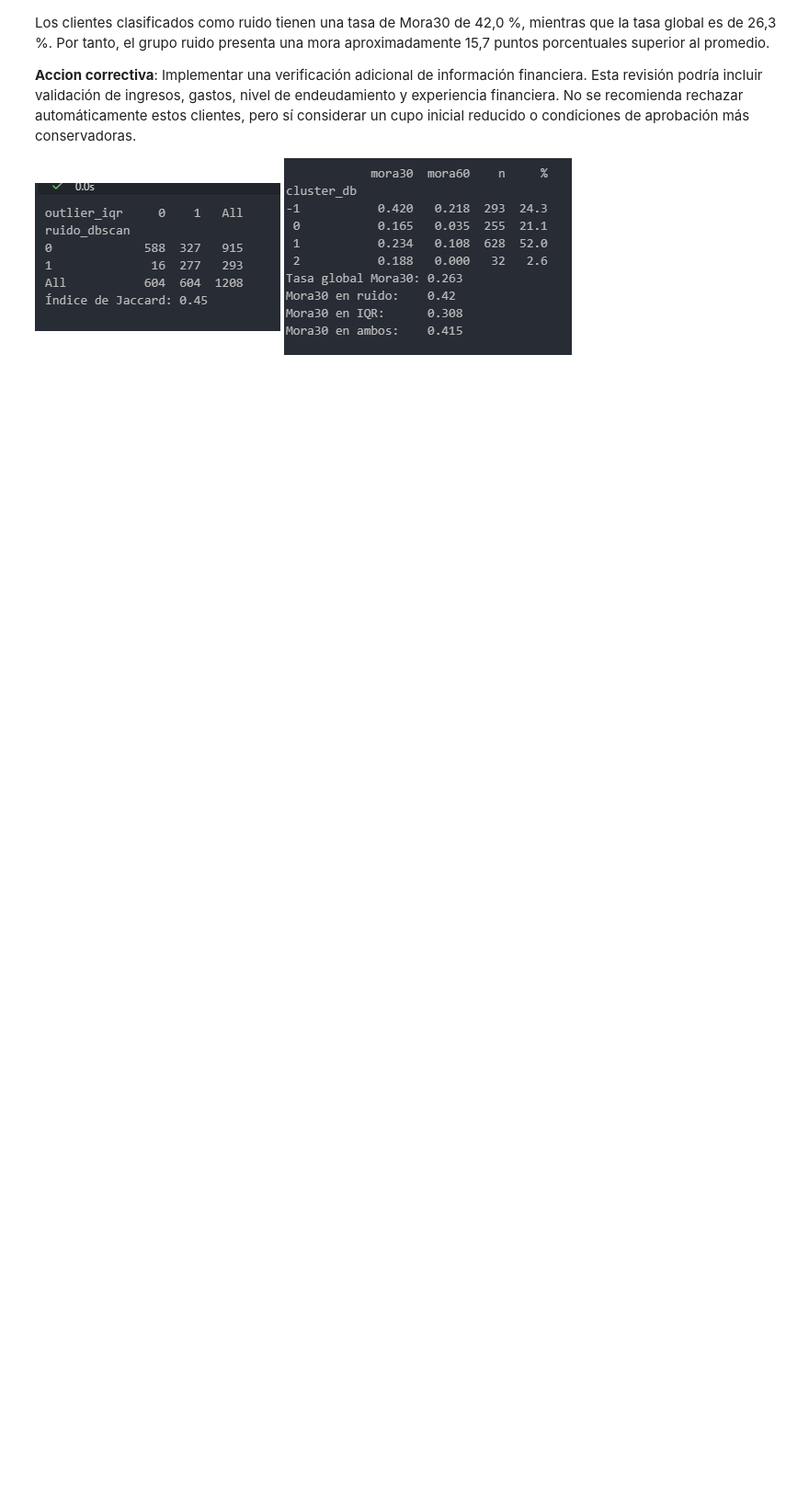
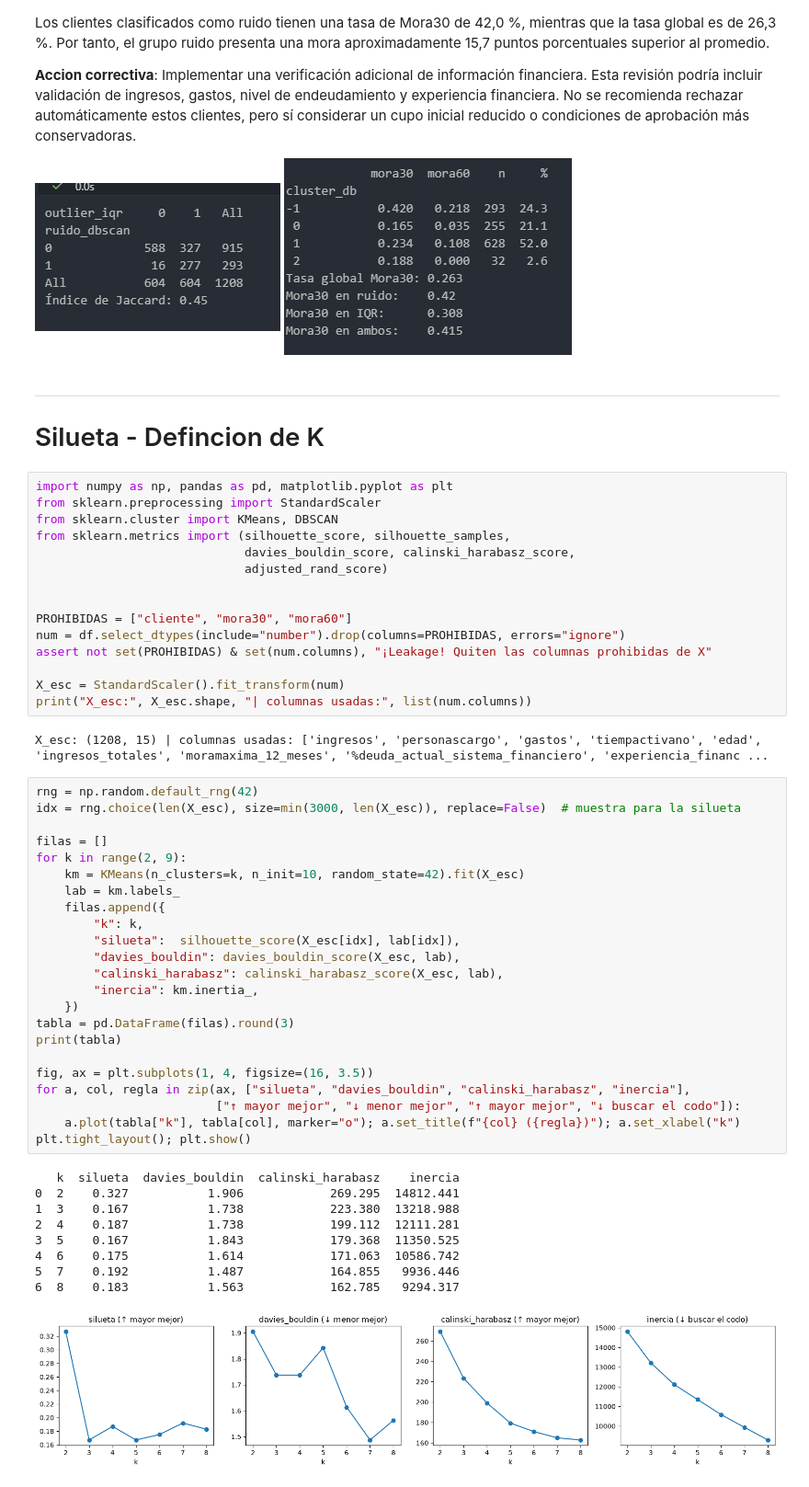
Before and after one commit to VelasquezG/TallerIA, a Jupyter notebook: TallerIAColab.ipynb, the cells around one changed output. Shown at 92% size. Saved outputs shown, nothing was run; the diff lists cells and outputs as text; blank space fills up the shorter version.

Commit message:
feat (silueta): laboratorio de silueta

```diff
--- a/TallerIAColab.ipynb
+++ b/TallerIAColab.ipynb
@@ -1328,3 +1308,56 @@ Los clientes clasificados como ruido tienen una tasa de Mora30 de 42,0 %, mientr
 
 ![image-2.png](attachment:image-2.png)
 ![image.png](attachment:image.png)
+# %% [markdown]
+---
+# Silueta - Defincion de K
+# %%
+import numpy as np, pandas as pd, matplotlib.pyplot as plt
+from sklearn.preprocessing import StandardScaler
+from sklearn.cluster import KMeans, DBSCAN
+from sklearn.metrics import (silhouette_score, silhouette_samples,
+                             davies_bouldin_score, calinski_harabasz_score,
+                             adjusted_rand_score)
+
+
+PROHIBIDAS = ["cliente", "mora30", "mora60"]
+num = df.select_dtypes(include="number").drop(columns=PROHIBIDAS, errors="ignore")
+assert not set(PROHIBIDAS) & set(num.columns), "¡Leakage! Quiten las columnas prohibidas de X"
+
+X_esc = StandardScaler().fit_transform(num)
+print("X_esc:", X_esc.shape, "| columnas usadas:", list(num.columns))
+# %% [output]
+X_esc: (1208, 15) | columnas usadas: ['ingresos', 'personascargo', 'gastos', 'tiempactivano', 'edad', 'ingresos_totales', 'moramaxima_12_meses', '%deuda_actual_sistema_financiero', 'experiencia_financ ...
+# %%
+rng = np.random.default_rng(42)
+idx = rng.choice(len(X_esc), size=min(3000, len(X_esc)), replace=False)  # muestra para la silueta
+
+filas = []
+for k in range(2, 9):
+    km = KMeans(n_clusters=k, n_init=10, random_state=42).fit(X_esc)
+    lab = km.labels_
+    filas.append({
+        "k": k,
+        "silueta":  silhouette_score(X_esc[idx], lab[idx]),
+        "davies_bouldin": davies_bouldin_score(X_esc, lab),
+        "calinski_harabasz": calinski_harabasz_score(X_esc, lab),
+        "inercia": km.inertia_,
+    })
+tabla = pd.DataFrame(filas).round(3)
+print(tabla)
+
+fig, ax = plt.subplots(1, 4, figsize=(16, 3.5))
+for a, col, regla in zip(ax, ["silueta", "davies_bouldin", "calinski_harabasz", "inercia"],
+                         ["↑ mayor mejor", "↓ menor mejor", "↑ mayor mejor", "↓ buscar el codo"]):
+    a.plot(tabla["k"], tabla[col], marker="o"); a.set_title(f"{col} ({regla})"); a.set_xlabel("k")
+plt.tight_layout(); plt.show()
+# %% [output]
+   k  silueta  davies_bouldin  calinski_harabasz    inercia
+0  2    0.327           1.906            269.295  14812.441
+1  3    0.167           1.738            223.380  13218.988
+2  4    0.187           1.738            199.112  12111.281
+3  5    0.167           1.843            179.368  11350.525
+4  6    0.175           1.614            171.063  10586.742
+5  7    0.192           1.487            164.855   9936.446
+6  8    0.183           1.563            162.785   9294.317
+[figure, added]
```
Also changed, not shown: parts of 9 cells of this notebook.
